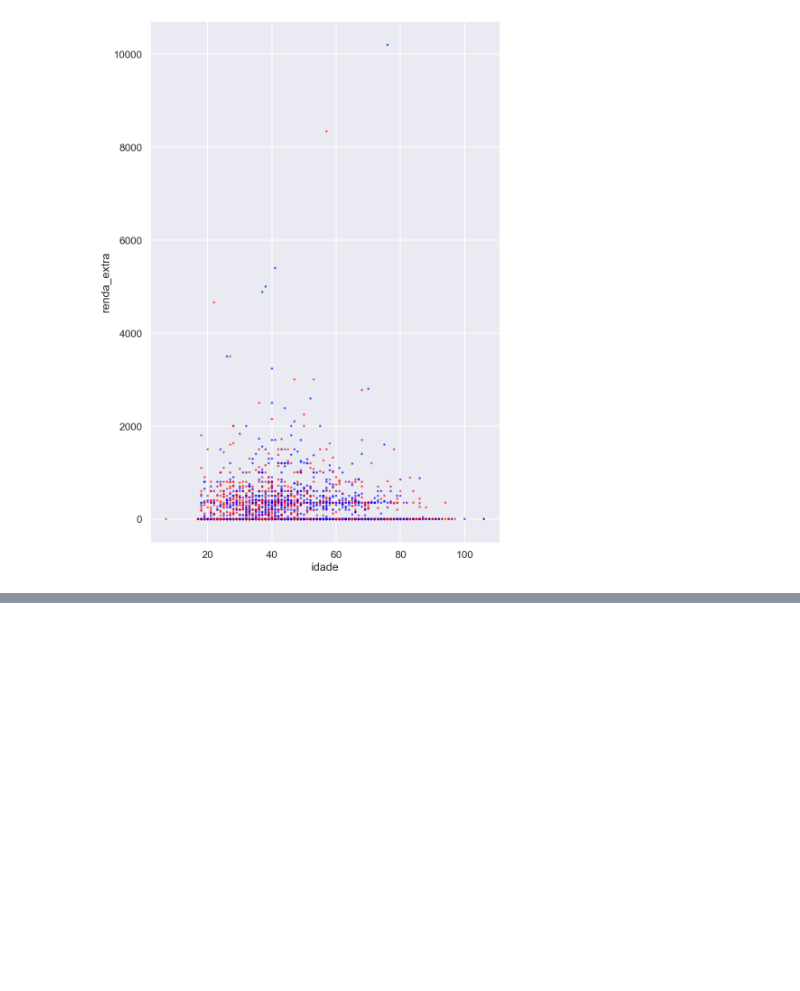
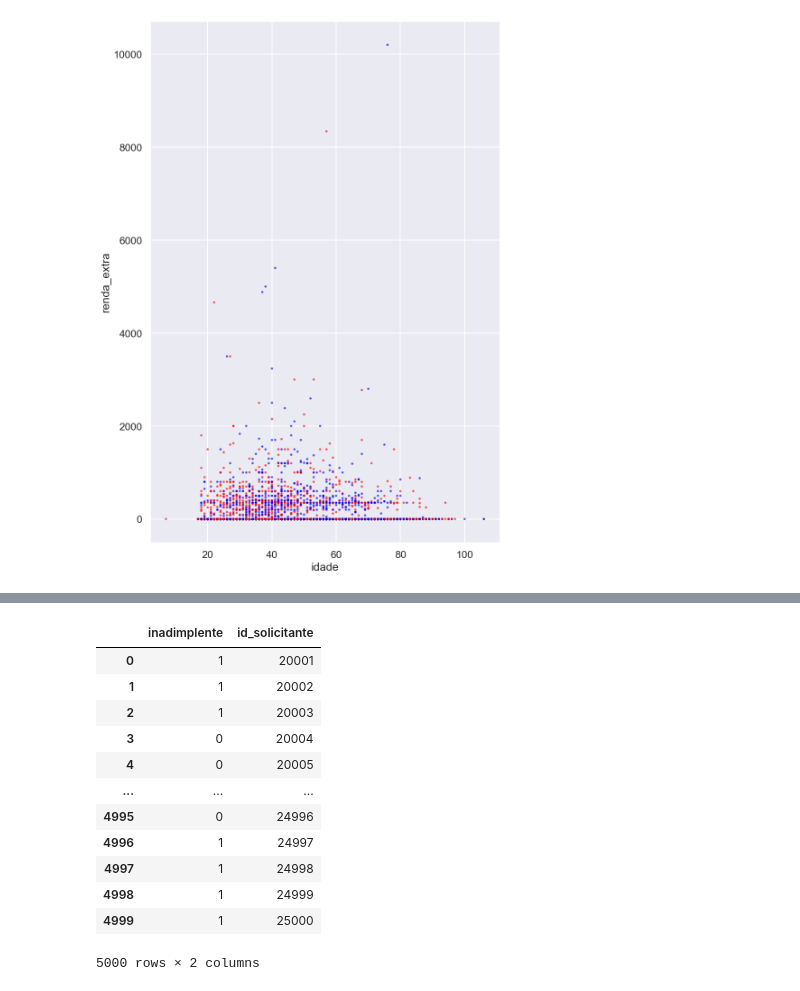
Before and after one commit to Cerne17/EEL891-Trabalho1, a Jupyter notebook: main.ipynb, the cells around one changed output, grey strips where cells are left out. Cells and saved outputs as stored; diff of their text form; code cells hidden in the pictures; blank space fills up the shorter version.

```diff
--- a/main.ipynb
+++ b/main.ipynb
@@ -484,0 +619,18 @@ graph = df_tratado.plot.scatter(
+# %%
+# Testando a leitura do csv:
+df_resultados = pd.read_csv('resultados.csv')
+df_resultados
+# %% [output]
+|  | inadimplente | id_solicitante |
+| 0 | 1 | 20001 |
+| 1 | 1 | 20002 |
+| 2 | 1 | 20003 |
+| 3 | 0 | 20004 |
+| 4 | 0 | 20005 |
+| ... | ... | ... |
+| 4995 | 0 | 24996 |
+| 4996 | 1 | 24997 |
+| 4997 | 1 | 24998 |
+| 4998 | 1 | 24999 |
+| 4999 | 1 | 25000 |
+5000 rows × 2 columns
```
Also changed, not shown: parts of 23 cells of this notebook.
